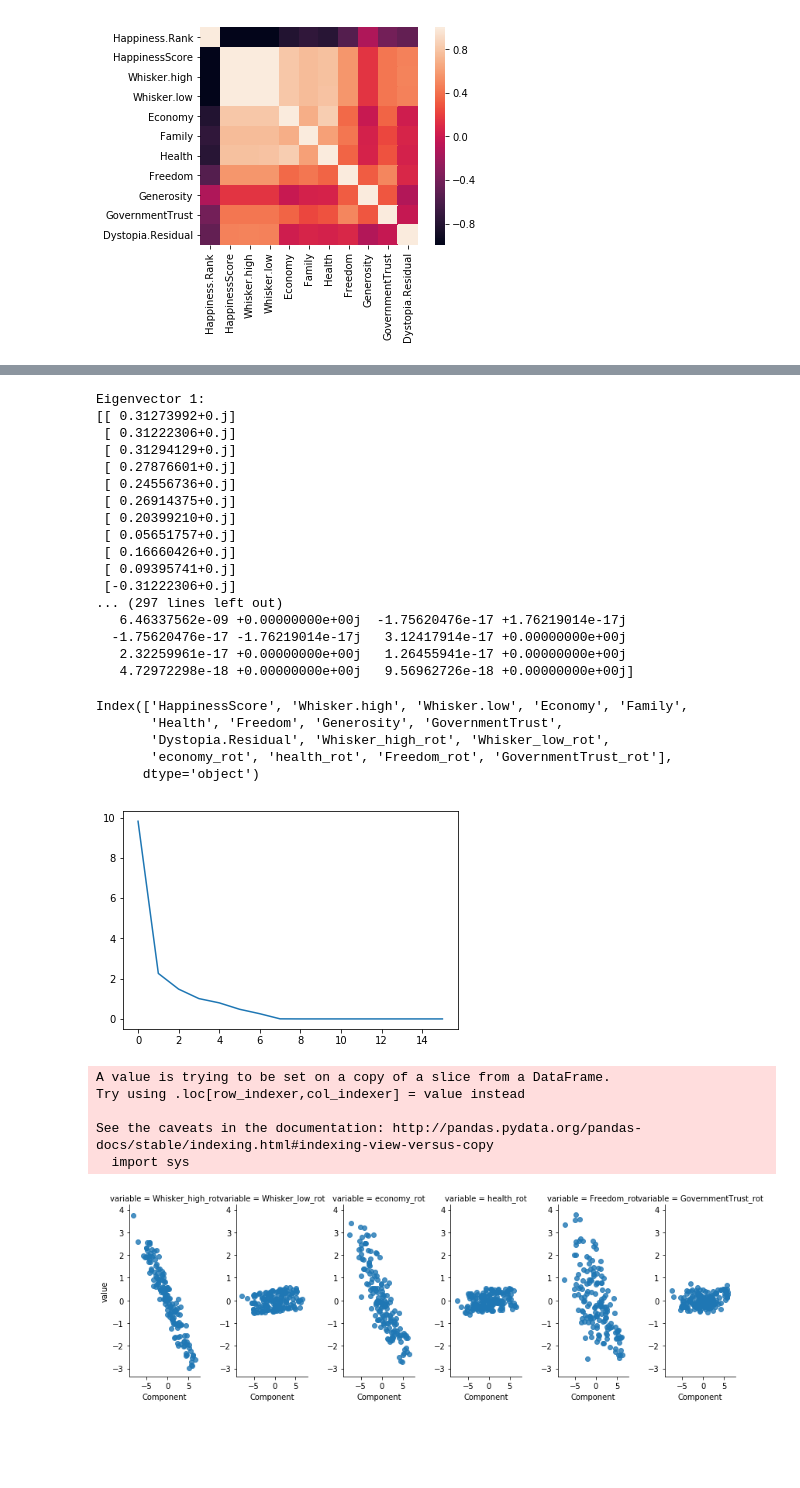
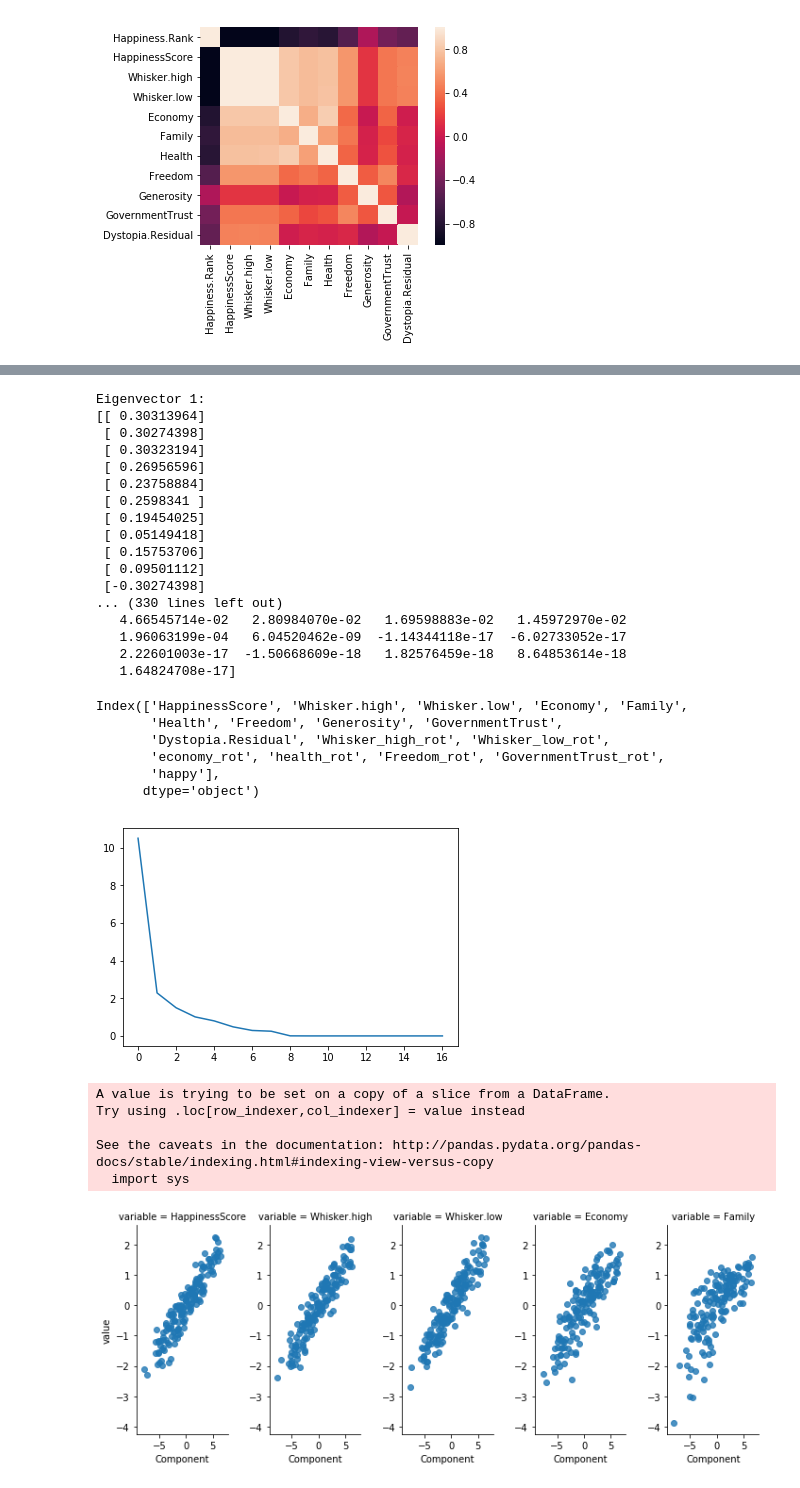
Before and after one commit to efuller11/Thinkful, a Jupyter notebook: Challenge Preparing a dataset for modeling, Unit 2 Lesson 1.ipynb, the cells around one changed output, grey strips where cells are left out. Cells and saved outputs as stored; diff of their text form; code cells hidden in the pictures; blank space fills up the shorter version.

```diff
--- a/Challenge Preparing a dataset for modeling, Unit 2 Lesson 1.ipynb
+++ b/Challenge Preparing a dataset for modeling, Unit 2 Lesson 1.ipynb
@@ -42,7 +89,10 @@ happy_data.corr()
+# %%
+df_pca = happy_data.copy()
 # %%
-df_pca = happy_data
 del df_pca['Country']
 del df_pca['Happiness.Rank']
+# %%
+df_pca['happy'] = happy_data['Happiness.Rank'] < happy_data['Happiness.Rank'].quantile(0.50)
 # %%
 df_pca['HappinessScore'] = (happy_data['HappinessScore'] - happy_data['HappinessScore'].mean()) / happy_data['HappinessScore'].std()
 df_pca['Whisker.high'] = (happy_data['Whisker.high'] - happy_data['Whisker.high'].mean()) / happy_data['Whisker.high'].std()
@@ -54,4 +104,5 @@ df_pca['Freedom'] = (happy_data['Freedom'] - happy_data['Freedom'].mean()) / hap
 df_pca['Generosity'] = (happy_data['Generosity'] - happy_data['Generosity'].mean()) / happy_data['Generosity'].std()
 df_pca['GovernmentTrust'] = (happy_data['GovernmentTrust'] - happy_data['GovernmentTrust'].mean()) / happy_data['GovernmentTrust'].std()
 df_pca['Dystopia.Residual'] = (happy_data['Dystopia.Residual'] - happy_data['Dystopia.Residual'].mean()) / happy_data['Dystopia.Residual'].std()
+df_pca['happy'] = (happy_data['happy'] - happy_data['happy'].mean()) / happy_data['happy'].std()
 # %%
@@ -207,7 +257,7 @@ Covariance Matrix:
 eig_val_cov, eig_vec_cov = np.linalg.eig(cx)
 # %%
 for i in range(len(eig_val_cov)):
-    eigvec_cov = eig_vec_cov[:, i].reshape(1, 16).T
+    eigvec_cov = eig_vec_cov[:, i].reshape(1, 17).T
     print('Eigenvector {}: \n{}'.format(i + 1, eigvec_cov))
     print('Eigenvalue {}: {}'.format(i + 1, eig_val_cov[i]))
     print(40 * '-')
@@ -218,60 +268,61 @@ print(
 )
 # %% [output]
 Eigenvector 1:
-[[ 0.31273992+0.j]
- [ 0.31222306+0.j]
- [ 0.31294129+0.j]
- [ 0.27876601+0.j]
- [ 0.24556736+0.j]
- [ 0.26914375+0.j]
- [ 0.20399210+0.j]
- [ 0.05651757+0.j]
- [ 0.16660426+0.j]
- [ 0.09395741+0.j]
- [-0.31222306+0.j]
-... (297 lines left out)
-   6.46337562e-09 +0.00000000e+00j  -1.75620476e-17 +1.76219014e-17j
-  -1.75620476e-17 -1.76219014e-17j   3.12417914e-17 +0.00000000e+00j
-   2.32259961e-17 +0.00000000e+00j   1.26455941e-17 +0.00000000e+00j
-   4.72972298e-18 +0.00000000e+00j   9.56962726e-18 +0.00000000e+00j]
+[[ 0.30313964]
+ [ 0.30274398]
+ [ 0.30323194]
+ [ 0.26956596]
+ [ 0.23758884]
+ [ 0.2598341 ]
+ [ 0.19454025]
+ [ 0.05149418]
+ [ 0.15753706]
+ [ 0.09501112]
+ [-0.30274398]
+... (330 lines left out)
+   4.66545714e-02   2.80984070e-02   1.69598883e-02   1.45972970e-02
+   1.96063199e-04   6.04520462e-09  -1.14344118e-17  -6.02733052e-17
+   2.22601003e-17  -1.50668609e-18   1.82576459e-18   8.64853614e-18
+   1.64824708e-17]
 # %%
 df_pca.columns
 # %% [output]
 Index(['HappinessScore', 'Whisker.high', 'Whisker.low', 'Economy', 'Family',
        'Health', 'Freedom', 'Generosity', 'GovernmentTrust',
        'Dystopia.Residual', 'Whisker_high_rot', 'Whisker_low_rot',
-       'economy_rot', 'health_rot', 'Freedom_rot', 'GovernmentTrust_rot'],
+       'economy_rot', 'health_rot', 'Freedom_rot', 'GovernmentTrust_rot',
+       'happy'],
       dtype='object')
 # %%
 plt.plot(eig_val_cov)
 plt.show()
 # %% [output]
-[figure, old version]
+[figure, new version]
 # %%
 P = eig_vec_cov[:, 0]
 
 # Transform X into Y.
 Y = P.T.dot(xt)
 
-data_to_plot = df_pca[['Whisker_high_rot', 'Whisker_low_rot', 'economy_rot', 'health_rot', 'Freedom_rot', 'GovernmentTrust_rot']]
+data_to_plot = df_pca[['HappinessScore', 'Whisker.high', 'Whisker.low', 'Economy', 'Family']]
 data_to_plot['Component'] = Y
 data_to_plot = pd.melt(data_to_plot, id_vars='Component')
 
 g = sns.FacetGrid(data_to_plot, col="variable", size=4, aspect=.5)
 g = g.map(
     sns.regplot,
     "Component",
     "value",
     x_jitter=.49,
     y_jitter=.49,
     fit_reg=False
 )
 plt.show()
 # %% [output]
 A value is trying to be set on a copy of a slice from a DataFrame.
 Try using .loc[row_indexer,col_indexer] = value instead
 
 See the caveats in the documentation: http://pandas.pydata.org/pandas-docs/stable/indexing.html#indexing-view-versus-copy
   import sys
-[figure, old version]
+[figure, new version]
 # %%
```
Also changed, not shown: parts of 10 cells of this notebook.
